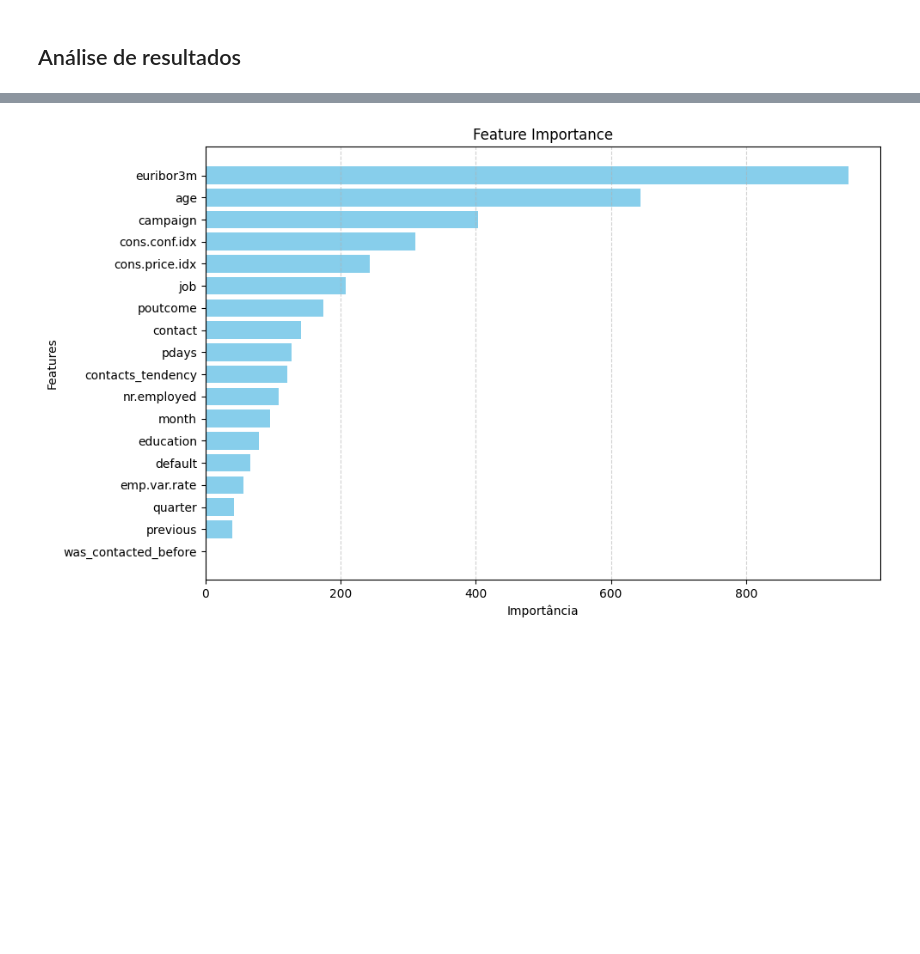
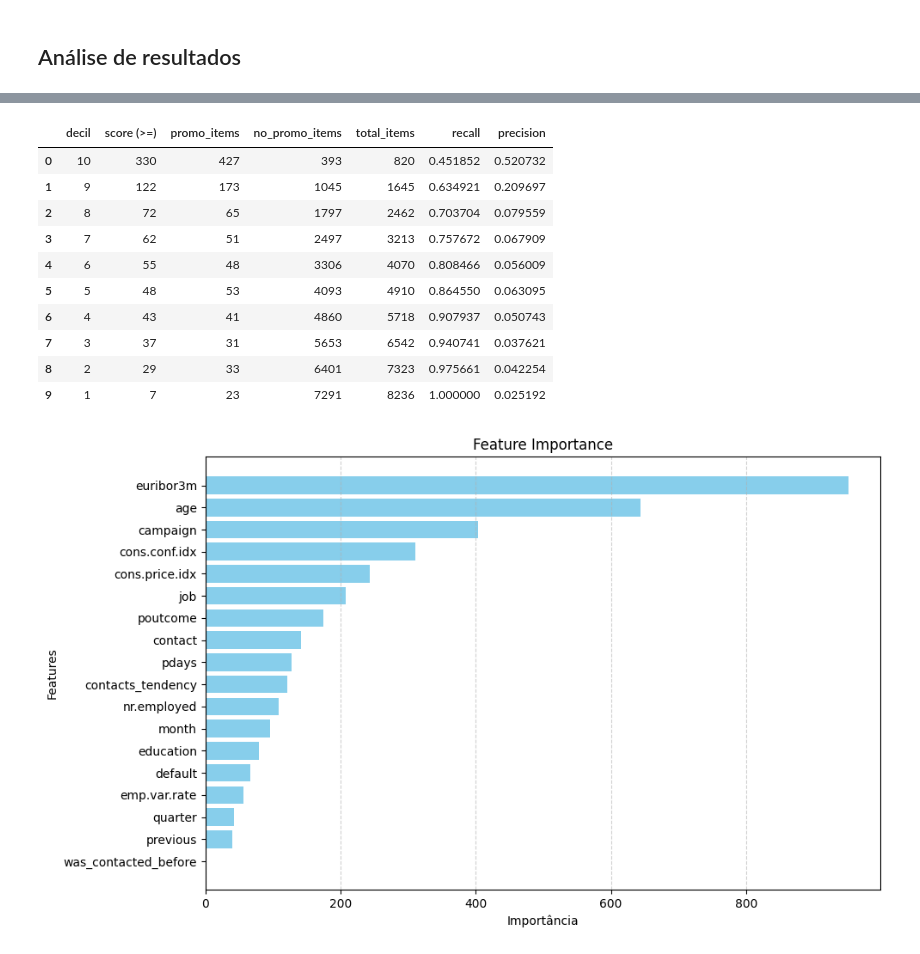
Before and after one commit to suellendsena/meli-case, a Jupyter notebook: ml/notebooks/06-Resultados.ipynb, the cells around one changed output, grey strips where cells are left out. Saved outputs shown, nothing was run; the diff lists cells and outputs as text; code cells hidden in the pictures; blank space fills up the shorter version.

Commit message:
Adjuste results

```diff
--- a/ml/notebooks/06-Resultados.ipynb
+++ b/ml/notebooks/06-Resultados.ipynb
@@ -102,0 +99,6 @@ True
+# %%
+df_teste['decil'] = pd.qcut(df_teste['score'], q=10, labels=False, duplicates='drop')
+results = (df_teste.groupby('decil').y.sum()/df_teste.y.sum()).reset_index()
+results['decil'] += 1
+
+results
@@ -103,3 +117,35 @@ True
+# %%
+results['promo_items'] = df_teste[df_teste.y == 1].groupby('decil').size()
+results['total_items'] = df_teste.groupby('decil').size().astype(int)
+results['no_promo_items'] = results['total_items'] - results['promo_items']
+results['score (>=)'] = round(df_teste.groupby('decil').score.min(), 3)
+
+results.fillna(0, inplace=True)
+results.sort_values(by='decil', ascending=False, inplace=True)
+results = results[['decil', 'score (>=)', 'promo_items', 'no_promo_items', 'total_items', 'y']]
+# %%
+results = results.rename(columns={'y': 'recall'})
+
+results['recall'] = results['recall'].cumsum()
+results['precision'] = results['promo_items'] / results['total_items']
+results['no_promo_items'] = results['no_promo_items'].cumsum()
+results['total_items'] = results['total_items'].cumsum()
+
+results.reset_index(drop=True, inplace=True)
+
+results
+# %% [output]
+|  | decil | score (>=) | promo_items | no_promo_items | total_items | recall | precision |
+| 0 | 10 | 330 | 427 | 393 | 820 | 0.451852 | 0.520732 |
+| 1 | 9 | 122 | 173 | 1045 | 1645 | 0.634921 | 0.209697 |
+| 2 | 8 | 72 | 65 | 1797 | 2462 | 0.703704 | 0.079559 |
+| 3 | 7 | 62 | 51 | 2497 | 3213 | 0.757672 | 0.067909 |
+| 4 | 6 | 55 | 48 | 3306 | 4070 | 0.808466 | 0.056009 |
+| 5 | 5 | 48 | 53 | 4093 | 4910 | 0.864550 | 0.063095 |
+| 6 | 4 | 43 | 41 | 4860 | 5718 | 0.907937 | 0.050743 |
+| 7 | 3 | 37 | 31 | 5653 | 6542 | 0.940741 | 0.037621 |
+| 8 | 2 | 29 | 33 | 6401 | 7323 | 0.975661 | 0.042254 |
+| 9 | 1 | 7 | 23 | 7291 | 8236 | 1.000000 | 0.025192 |
 # %%
 booster = model[-1].booster_
 importance = booster.feature_importance(importance_type='split')
```
Also changed, not shown: parts of 11 cells of this notebook, 1 other file.
